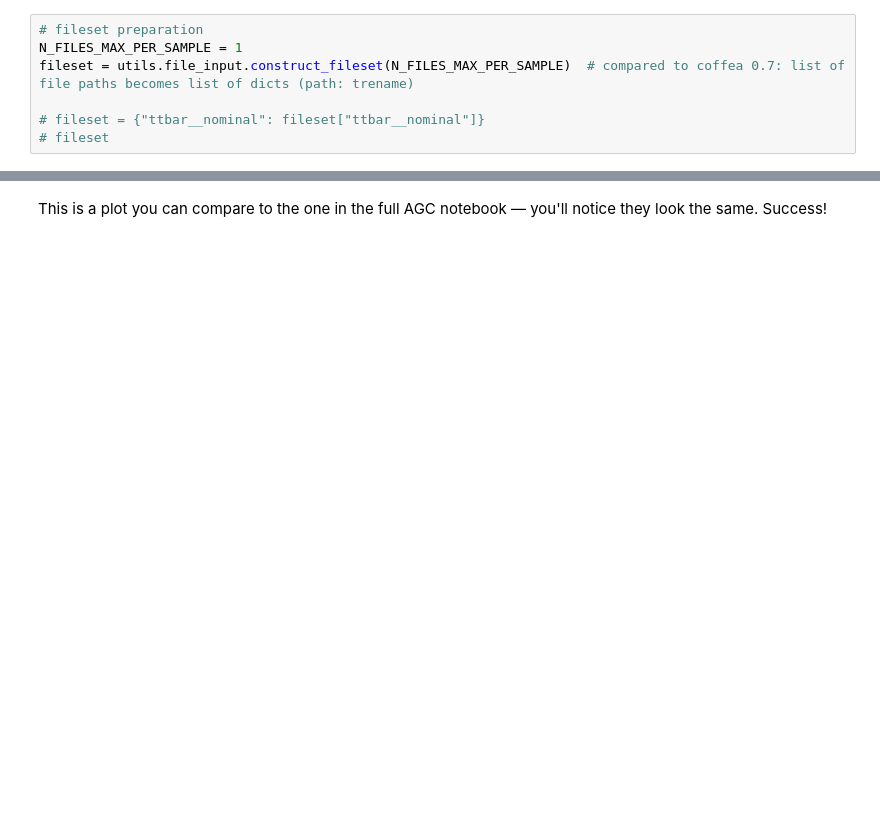
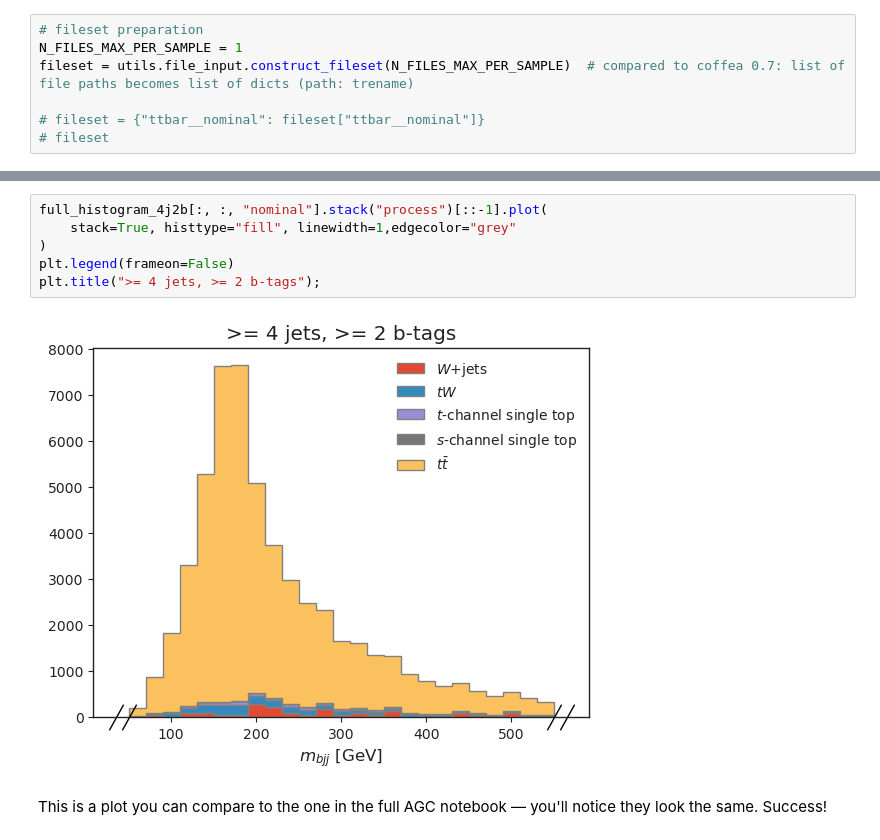
Before and after one commit to iris-hep/idap-200gbps, a Jupyter notebook: agc-coffea-2024.ipynb, the cells around one changed output, grey strips where cells are left out. Saved outputs shown, nothing was run; the diff lists cells and outputs as text; blank space fills up the shorter version.

```diff
--- a/agc-coffea-2024.ipynb
+++ b/agc-coffea-2024.ipynb
@@ -217,3 +241,11 @@ plt.title(">= 4 jets, >= 2 b-tags");
+# %%
+full_histogram_4j2b[:, :, "nominal"].stack("process")[::-1].plot(
+    stack=True, histtype="fill", linewidth=1,edgecolor="grey"
+)
+plt.legend(frameon=False)
+plt.title(">= 4 jets, >= 2 b-tags");
+# %% [output]
+[figure, added]
 # %% [markdown]
 This is a plot you can compare to the one in the full AGC notebook — you'll notice they look the same. Success!
 # %%
```
Also changed, not shown: parts of 11 cells of this notebook.
